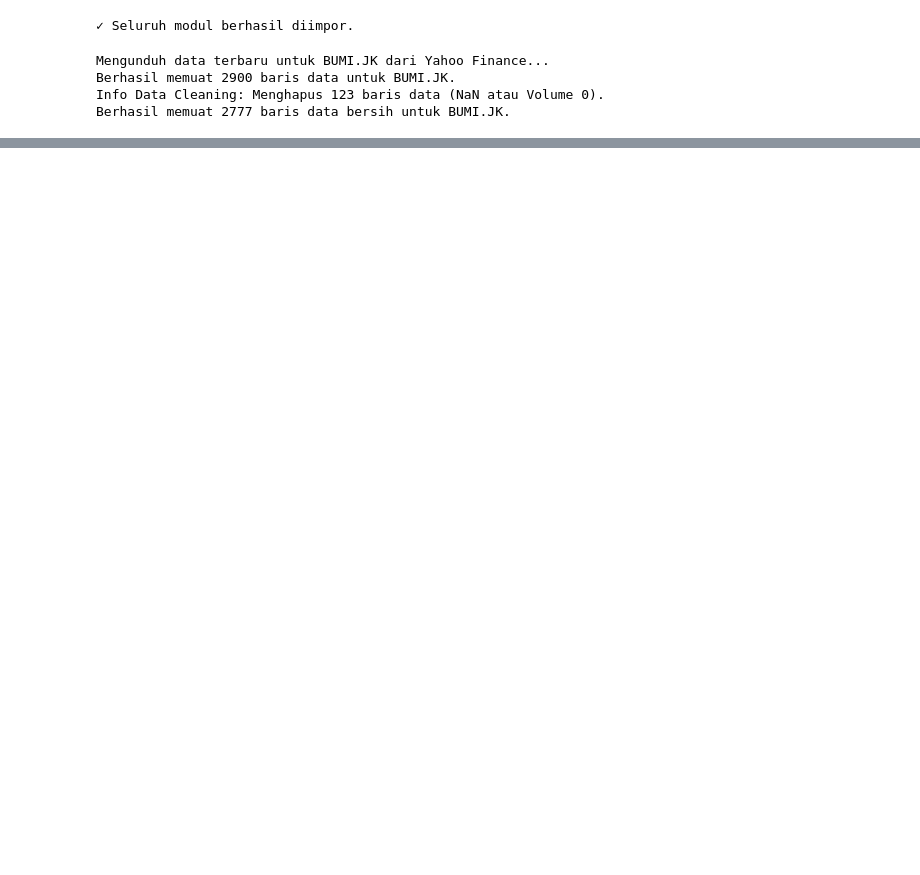
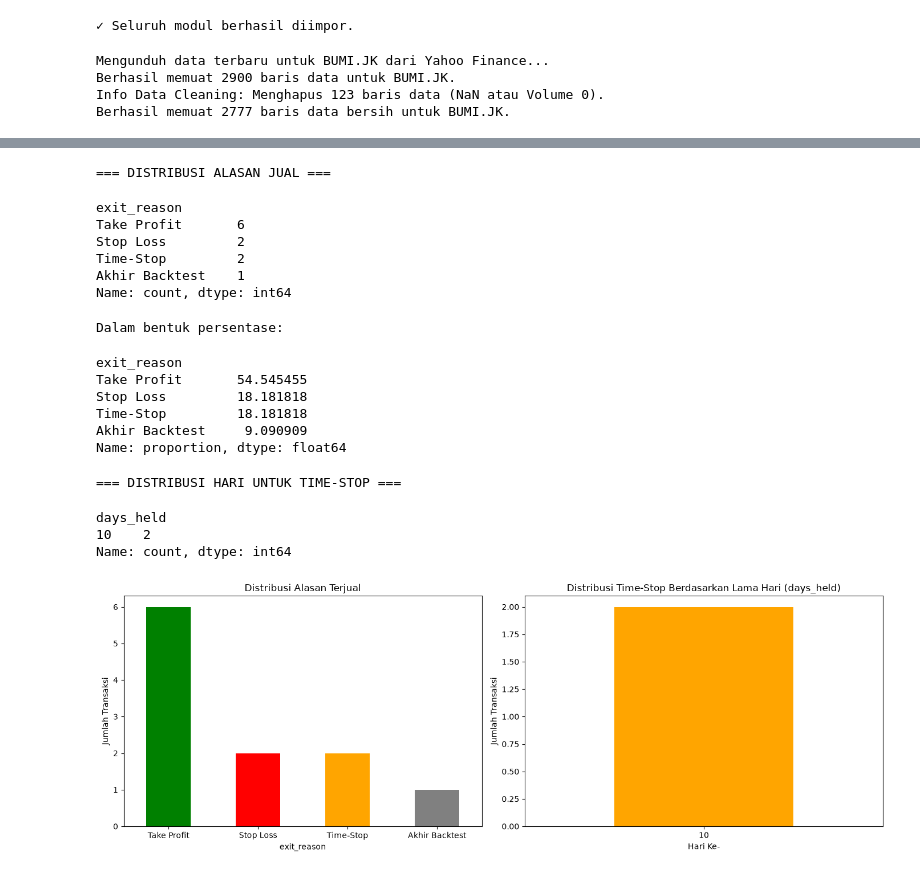
Before and after one commit to adilagagagah/stock-forecasting, a Jupyter notebook: notebook/backtest.ipynb, the cells around one changed output, grey strips where cells are left out. Drawn from its saved outputs; the diff is of its cells as text; code cells hidden in the pictures; blank space fills up the shorter version.

```diff
--- a/notebook/backtest.ipynb
+++ b/notebook/backtest.ipynb
@@ -179,5 +99,60 @@ plot_interactive_candlestick(
     equity_curve_df=df_equity_curve,           # Diambil dari output run_backtest()
     trades_df=df_trades_result                 # Diambil dari output run_backtest()
 )
+# %%
+# 1. Melihat Distribusi Alasan Terjual (Exit Reason)
+print("=== DISTRIBUSI ALASAN JUAL ===")
+display(df_trades_result['exit_reason'].value_counts())
+print("\nDalam bentuk persentase:")
+display(df_trades_result['exit_reason'].value_counts(normalize=True) * 100)
+
+# 2. Melihat Distribusi Hari untuk status 'Time-Stop'
+print("\n=== DISTRIBUSI HARI UNTUK TIME-STOP ===")
+time_stop_df = df_trades_result[df_trades_result['exit_reason'] == 'Time-Stop']
+display(time_stop_df['days_held'].value_counts().sort_index())
+
+# Opsional: Jika ingin divisualisasikan dalam bentuk grafik (Bar Chart)
+import matplotlib.pyplot as plt
+
+fig, axes = plt.subplots(1, 2, figsize=(14, 5))
+
+# Plot Alasan Terjual
+df_trades_result['exit_reason'].value_counts().plot(kind='bar', ax=axes[0], color=['green', 'red', 'orange', 'grey'])
+axes[0].set_title('Distribusi Alasan Terjual')
+axes[0].set_ylabel('Jumlah Transaksi')
+axes[0].tick_params(axis='x', rotation=0)
+
+# Plot Hari Time-Stop
+if not time_stop_df.empty:
+    time_stop_df['days_held'].value_counts().sort_index().plot(kind='bar', ax=axes[1], color='orange')
+    axes[1].set_title('Distribusi Time-Stop Berdasarkan Lama Hari (days_held)')
+    axes[1].set_xlabel('Hari Ke-')
+    axes[1].set_ylabel('Jumlah Transaksi')
+    axes[1].tick_params(axis='x', rotation=0)
+else:
+    axes[1].set_title('Tidak Ada Transaksi Time-Stop')
+
+plt.tight_layout()
+plt.show()
+# %% [output]
+=== DISTRIBUSI ALASAN JUAL ===
+exit_reason
+Take Profit       6
+Stop Loss         2
+Time-Stop         2
+Akhir Backtest    1
+Name: count, dtype: int64
+Dalam bentuk persentase:
+exit_reason
+Take Profit       54.545455
+Stop Loss         18.181818
+Time-Stop         18.181818
+Akhir Backtest     9.090909
+Name: proportion, dtype: float64
+=== DISTRIBUSI HARI UNTUK TIME-STOP ===
+days_held
+10    2
+Name: count, dtype: int64
+[figure, added]
 # %%
 final_equity = df_equity_curve.iloc[-1]['total_equity']
```
Also changed, not shown: parts of 10 cells of this notebook, 9 other files.
